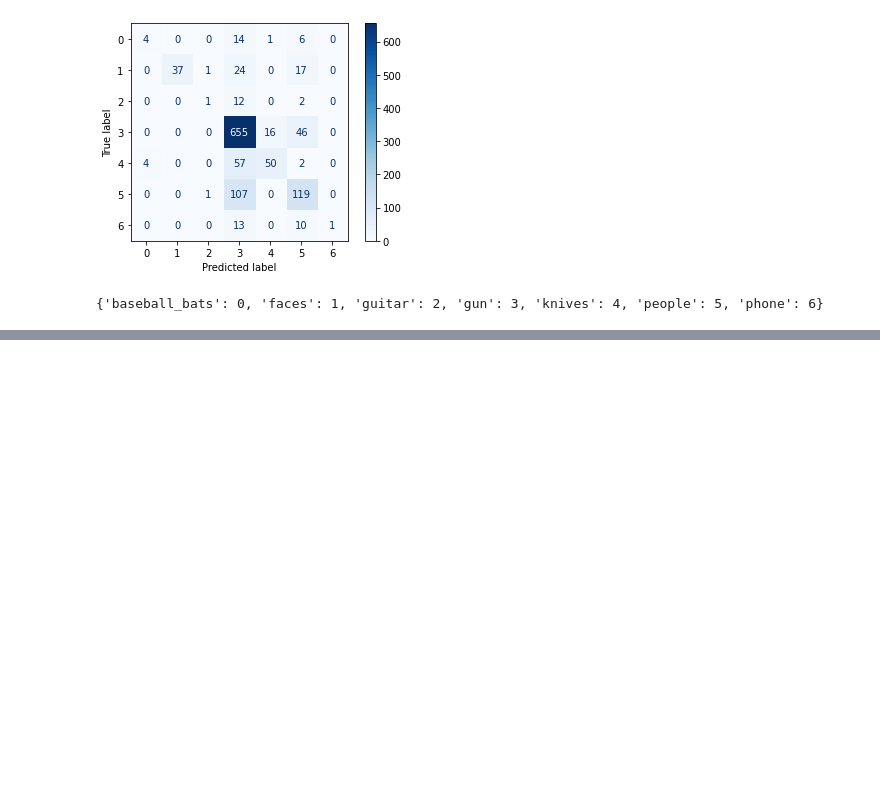
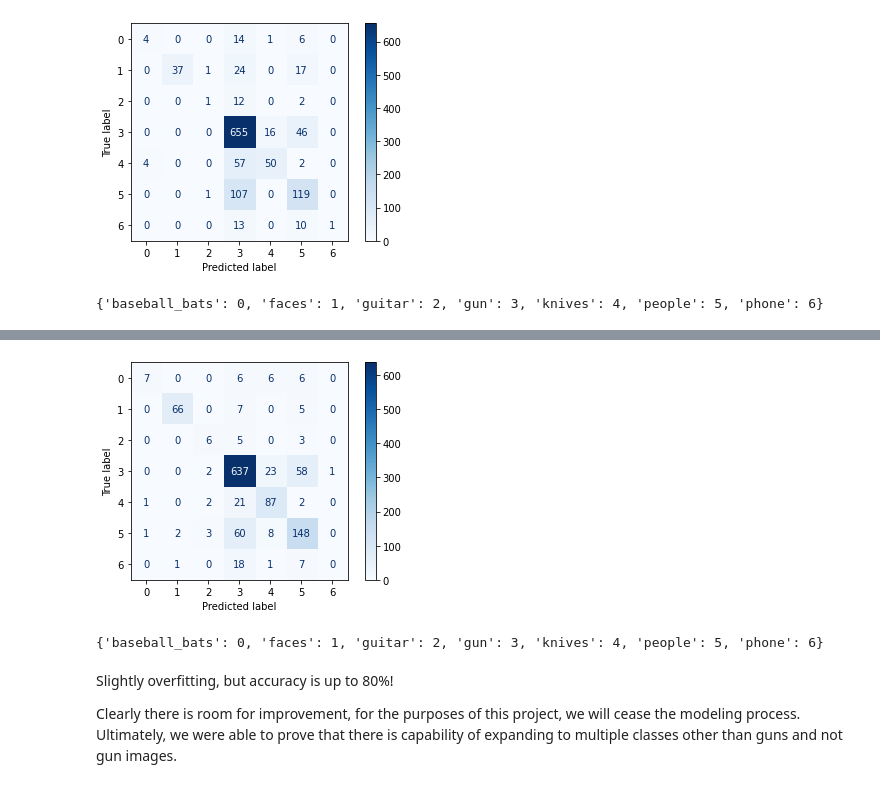
Before and after one commit to eric8395/Gun-Image-Classification, a Jupyter notebook: EA Folder/Image Classification - Multiclass.ipynb, the cells around one changed output, grey strips where cells are left out. Cells and saved outputs as stored; diff of their text form; code cells hidden in the pictures; blank space fills up the shorter version.

```diff
--- a/EA Folder/Image Classification - Multiclass.ipynb
+++ b/EA Folder/Image Classification - Multiclass.ipynb
@@ -570,0 +767,4 @@ get_test_results(loaded_cnn_model_multiclass, test_images, y_test)
+# %%
+# get confusion matrix and test results for test image set
+get_test_results(loaded_cnn_model_multiclass_3, test_images, y_test)
+# %% [output]
@@ -570,0 +774,6 @@ get_test_results(loaded_cnn_model_multiclass, test_images, y_test)
+[figure, added]
+{'baseball_bats': 0, 'faces': 1, 'guitar': 2, 'gun': 3, 'knives': 4, 'people': 5, 'phone': 6}
+# %% [markdown]
+Slightly overfitting, but accuracy is up to 80%!
+
+Clearly there is room for improvement, for the purposes of this project, we will cease the modeling process. Ultimately, we were able to prove that there is capability of expanding to multiple classes other than guns and not gun images.
```
Also changed, not shown: parts of 30 cells of this notebook, 2 other files.
